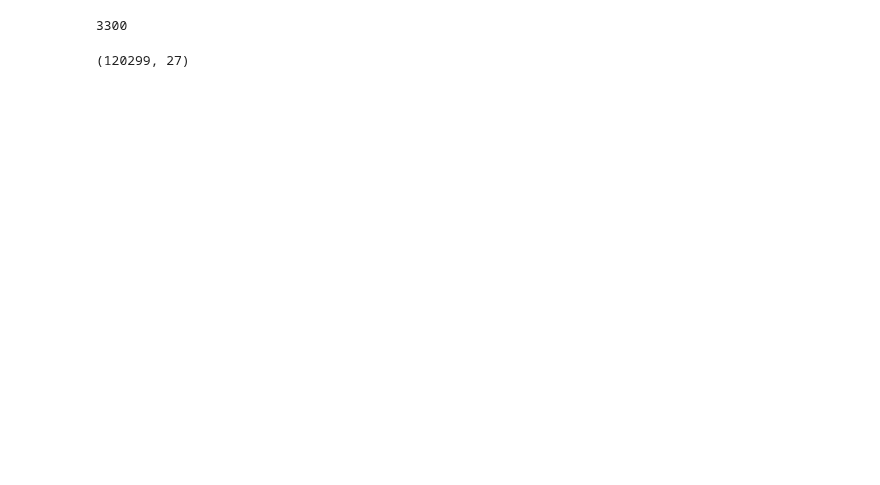
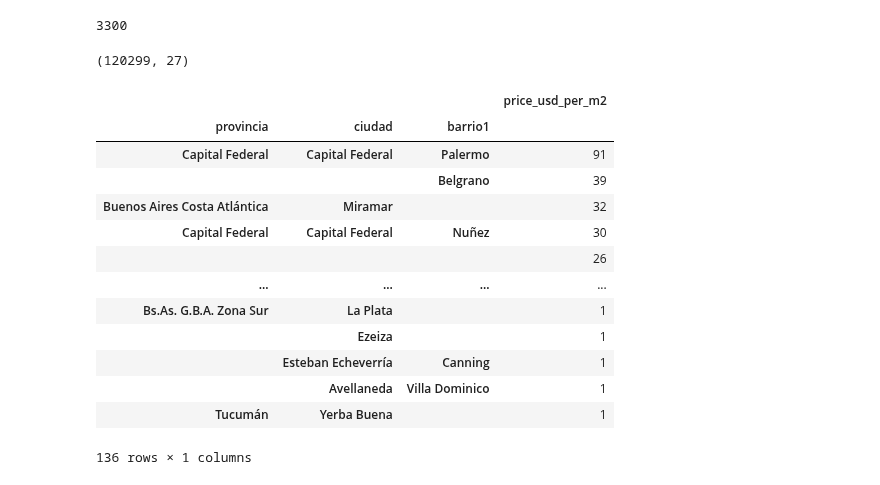
Before and after one commit to Facundo-Peloso/DH-TP-1---Grupo-10, a Jupyter notebook: tp_roberto.ipynb, the cells around one changed output. Cells and saved outputs as stored; diff of their text form; code cells hidden in the pictures; blank space fills up the shorter version.

```diff
--- a/tp_roberto.ipynb
+++ b/tp_roberto.ipynb
@@ -879,0 +896,22 @@ datos.shape
+# %%
+maskRestoapartments =  ((datos.price_usd_per_m2 < 500) | (datos.price_usd_per_m2 > 6000)) &\
+                        (datos.property_type == 'apartment') &\
+                        (datos.barrio1 != 'Boedo') & (datos.barrio1 != 'Puerto Madero') & (datos.barrio1 != 'San Cristobal') &\
+                        (datos.ciudad != 'Rosario')
+datos[maskRestoapartments].groupby(['provincia', 'ciudad', 'barrio1']).aggregate({'price_usd_per_m2': 'count'})\
+                            .sort_values(by='price_usd_per_m2', ascending=False)
+# %% [output]
+|  |  |  | price_usd_per_m2 |
+| provincia | ciudad | barrio1 |  |
+| Capital Federal | Capital Federal | Palermo | 91 |
+|  |  | Belgrano | 39 |
+| Buenos Aires Costa Atlántica | Miramar |  | 32 |
+| Capital Federal | Capital Federal | Nuñez | 30 |
+|  |  |  | 26 |
+| ... | ... | ... | ... |
+| Bs.As. G.B.A. Zona Sur | La Plata |  | 1 |
+|  | Ezeiza |  | 1 |
+|  | Esteban Echeverría | Canning | 1 |
+|  | Avellaneda | Villa Dominico | 1 |
+| Tucumán | Yerba Buena |  | 1 |
+136 rows × 1 columns
```
Also changed, not shown: parts of 28 cells of this notebook.
